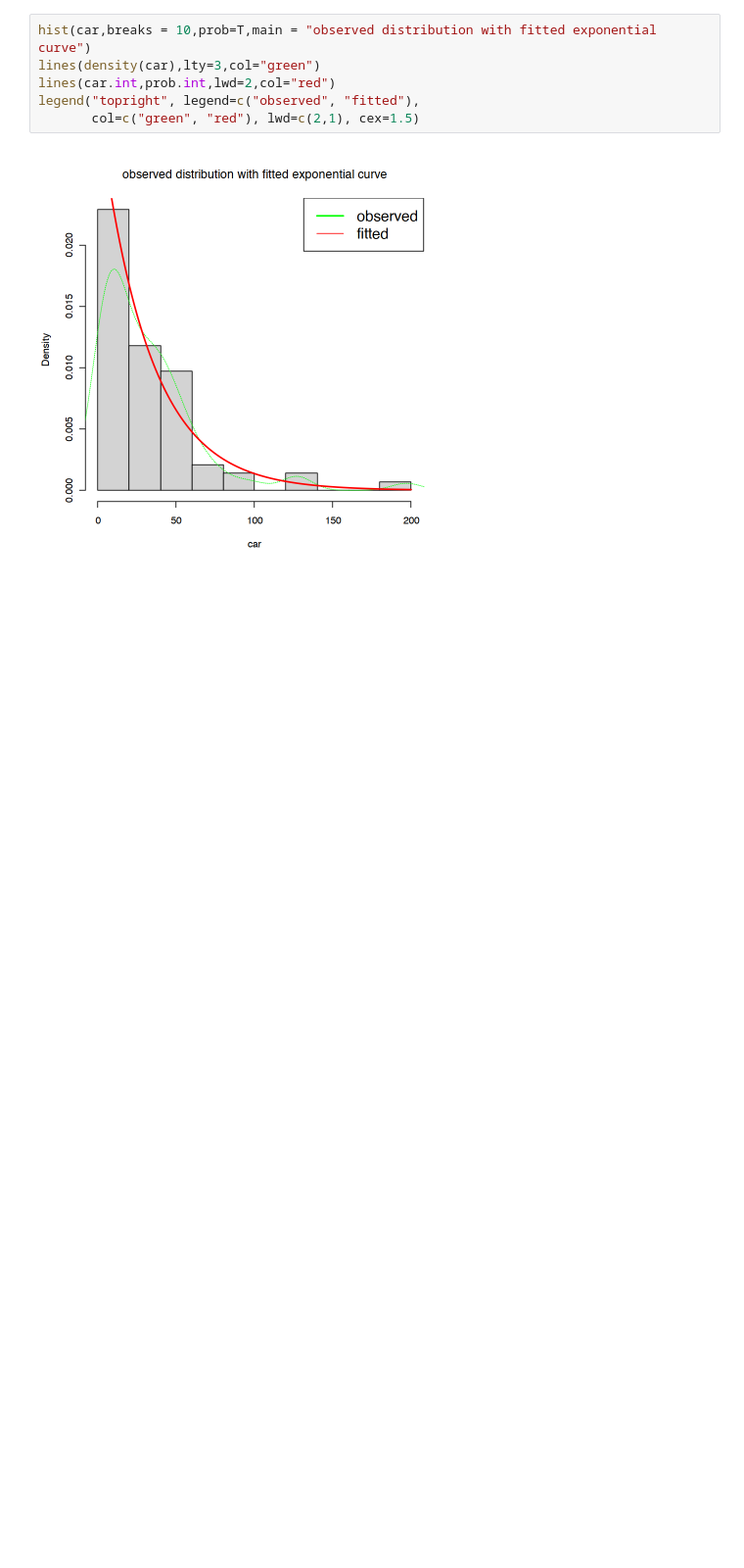
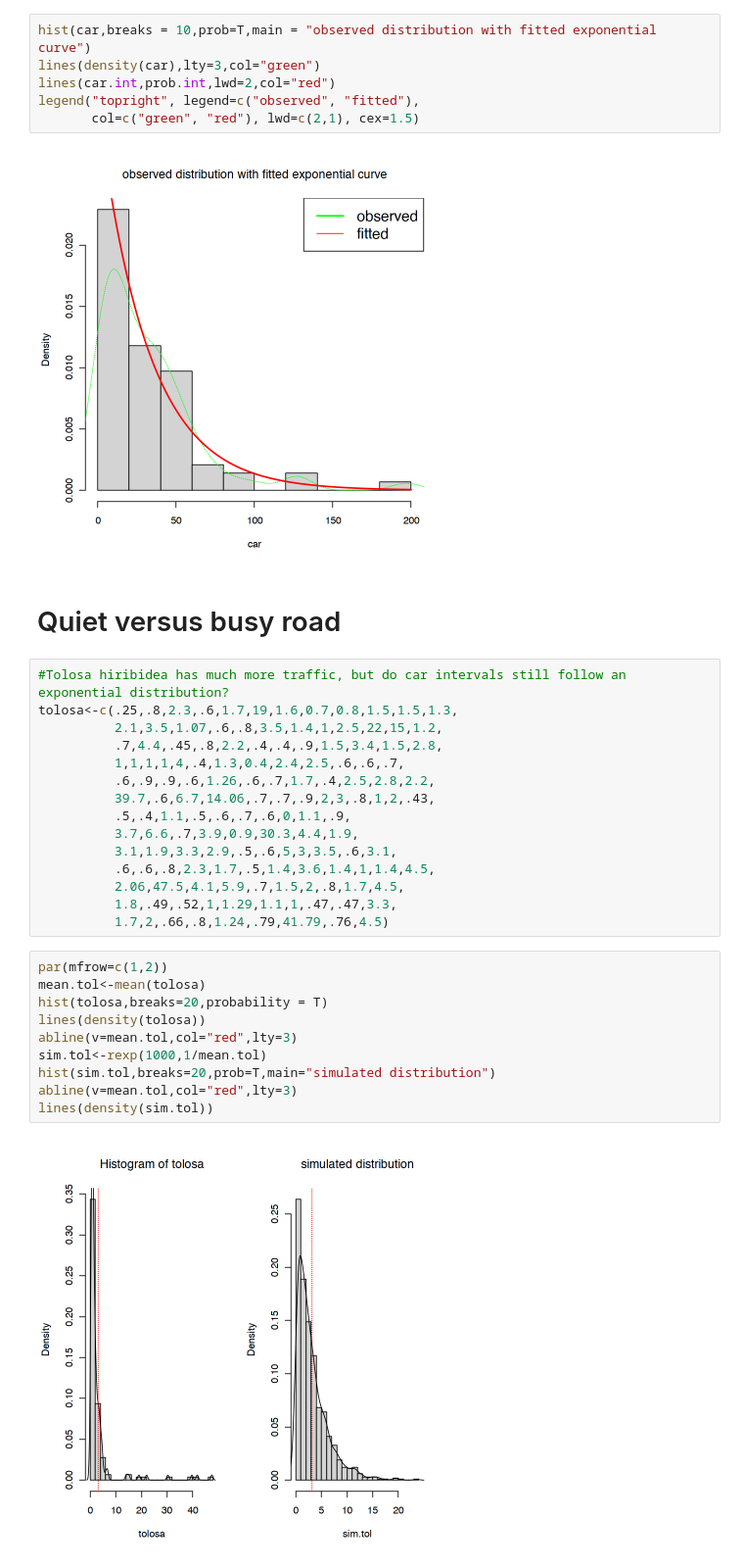
Before and after one commit to norberello/fitting-exponential-car-intervals, a Jupyter notebook: Exponential distribution cars.ipynb, the cells around one changed output. Shown at 98% size. Cells and saved outputs as stored; diff of their text form; blank space fills up the shorter version.

```diff
--- a/Exponential distribution cars.ipynb
+++ b/Exponential distribution cars.ipynb
@@ -59,3 +59,32 @@ legend("topright", legend=c("observed", "fitted"),
        col=c("green", "red"), lwd=c(2,1), cex=1.5)
 # %% [output]
 [figure]
+# %% [markdown]
+# Quiet versus busy road
+# %%
+#Tolosa hiribidea has much more traffic, but do car intervals still follow an exponential distribution?
+tolosa<-c(.25,.8,2.3,.6,1.7,19,1.6,0.7,0.8,1.5,1.5,1.3,
+          2.1,3.5,1.07,.6,.8,3.5,1.4,1,2.5,22,15,1.2,
+          .7,4.4,.45,.8,2.2,.4,.4,.9,1.5,3.4,1.5,2.8,
+          1,1,1,1,4,.4,1.3,0.4,2.4,2.5,.6,.6,.7,
+          .6,.9,.9,.6,1.26,.6,.7,1.7,.4,2.5,2.8,2.2,
+          39.7,.6,6.7,14.06,.7,.7,.9,2,3,.8,1,2,.43,
+          .5,.4,1.1,.5,.6,.7,.6,0,1.1,.9,
+          3.7,6.6,.7,3.9,0.9,30.3,4.4,1.9,
+          3.1,1.9,3.3,2.9,.5,.6,5,3,3.5,.6,3.1,
+          .6,.6,.8,2.3,1.7,.5,1.4,3.6,1.4,1,1.4,4.5,
+          2.06,47.5,4.1,5.9,.7,1.5,2,.8,1.7,4.5,
+          1.8,.49,.52,1,1.29,1.1,1,.47,.47,3.3,
+          1.7,2,.66,.8,1.24,.79,41.79,.76,4.5)
+# %%
+par(mfrow=c(1,2))
+mean.tol<-mean(tolosa)
+hist(tolosa,breaks=20,probability = T)
+lines(density(tolosa))
+abline(v=mean.tol,col="red",lty=3)
+sim.tol<-rexp(1000,1/mean.tol)
+hist(sim.tol,breaks=20,prob=T,main="simulated distribution")
+abline(v=mean.tol,col="red",lty=3)
+lines(density(sim.tol))
+# %% [output]
+[figure, added]
```
Also changed, not shown: parts of 2 cells of this notebook.
